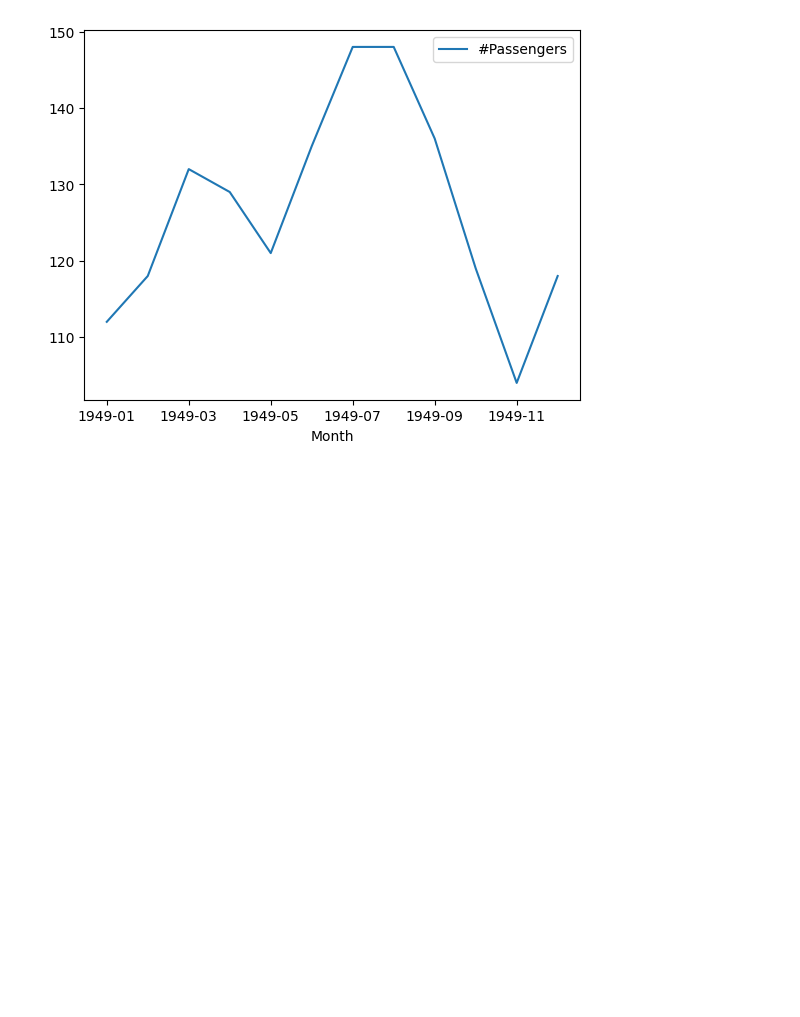
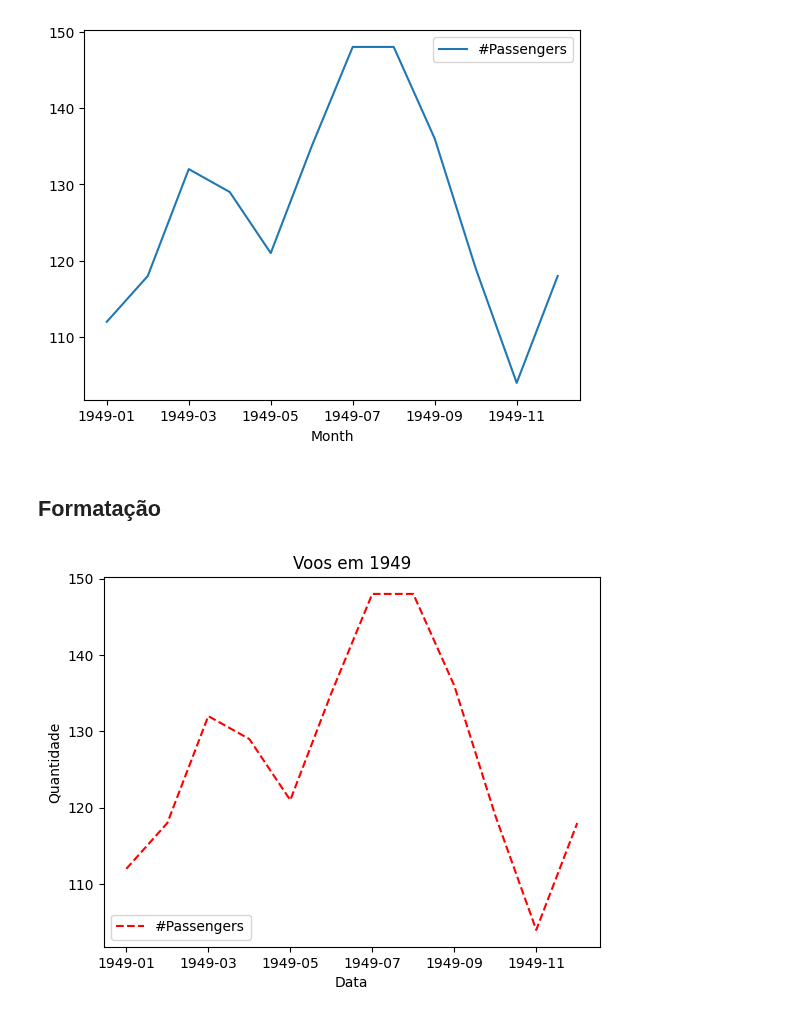
Before and after one commit to Joao-Inacio/Pandas-Descomplicado-Um-Guia-Pratico-para-Iniciantes, a Jupyter notebook: 0.3_Graficos/graficos.ipynb, the cells around one changed output. Cells and saved outputs as stored; diff of their text form; code cells hidden in the pictures; blank space fills up the shorter version.

Commit message:
Formatação

```diff
--- a/0.3_Graficos/graficos.ipynb
+++ b/0.3_Graficos/graficos.ipynb
@@ -36,3 +36,15 @@ df.plot(x='Month');
 df.set_index("Month").loc['1949-01': '1949-12'].plot();
 # %% [output]
 [figure]
+# %% [markdown]
+## Formatação
+# %%
+df.set_index("Month").loc['1949-01': '1949-12'].plot(
+    title="Voos em 1949",
+    xlabel="Data",
+    ylabel="Quantidade",
+    color="red",
+    style="--",
+).legend(loc="lower left");
+# %% [output]
+[figure, added]
```
Also changed, not shown: parts of 3 cells of this notebook.
